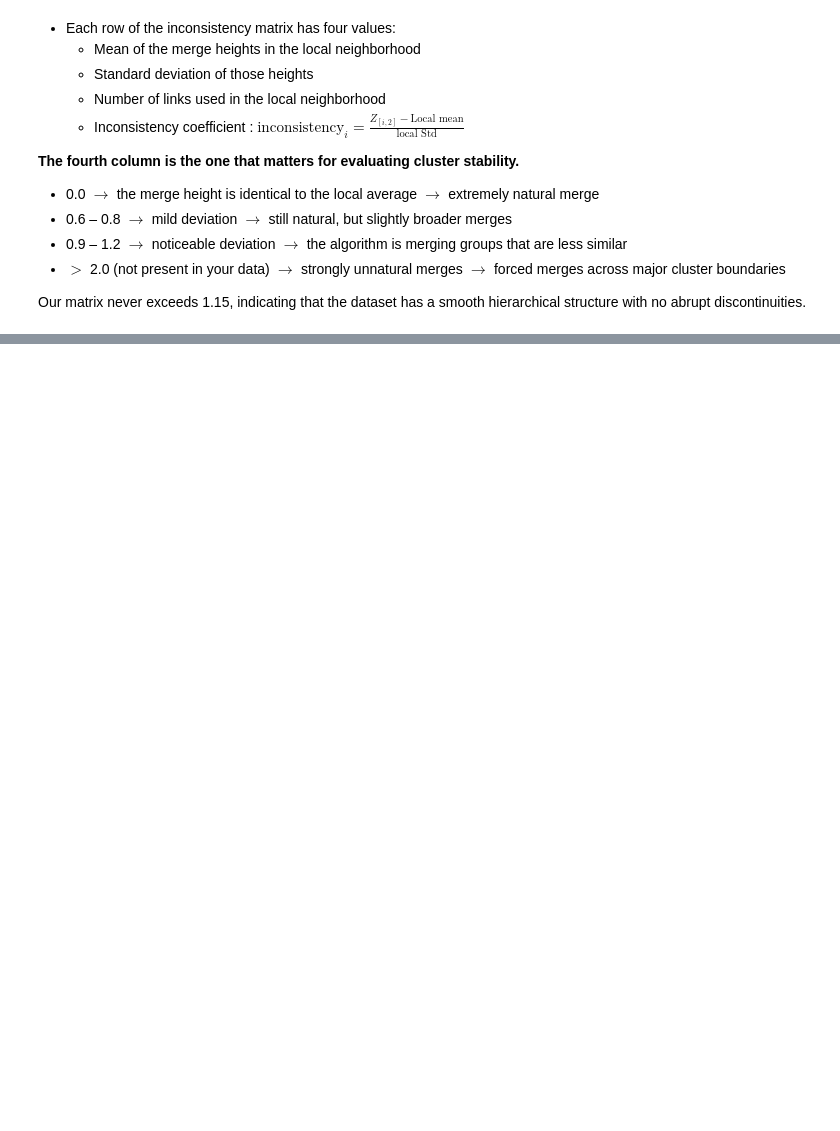
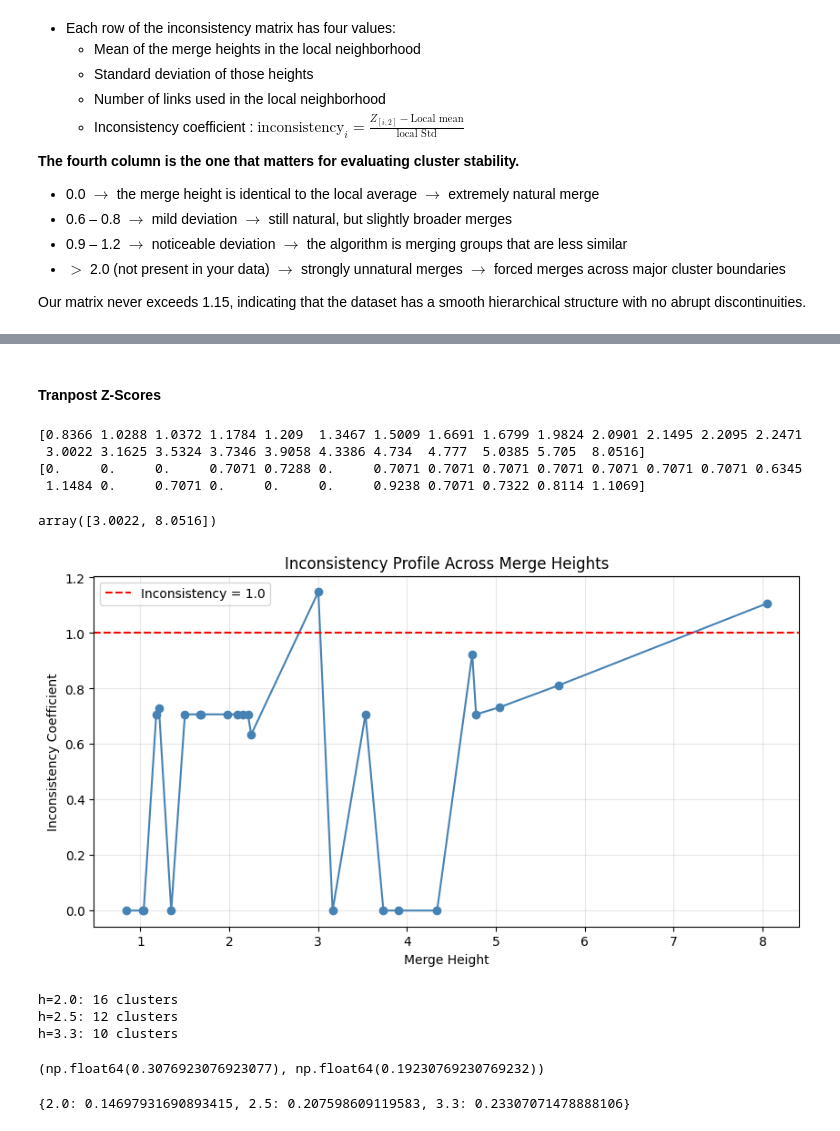
Before and after one commit to SirErikPak/ChicagoCrime, a Jupyter notebook: Notebook/ChicagoCrimeClusterAnalysis.ipynb, the cells around one changed output, grey strips where cells are left out. Saved outputs shown, nothing was run; the diff lists cells and outputs as text; code cells hidden in the pictures; blank space fills up the shorter version.

Commit message:
Refactor code structure for improved readability and maintainability

```diff
--- a/Notebook/ChicagoCrimeDataAnalysis.ipynb
+++ b/Notebook/ChicagoCrimeClusterAnalysis.ipynb
@@ -548,0 +443,55 @@ NameError: name 'cluster_trends' is not defined
+# %% [markdown]
+#### Tranpost Z-Scores
+# %%
+# Raw Tranpost linkage matrix, and this matrix tells the entire story of your dendrogram’s structure
+Z_t = g_t.dendrogram_col.linkage
+
+# Inconsistency coefficient column
+I_t = inconsistent(Z_t, 2)   # depth=2 is the standard choice
+# %%
+# Inspect inconsistency
+heights_t = Z_t[:, 2]
+incons_t = I_t[:, 3]
+
+print(heights_t)
+print(incons_t)
+# %% [output]
+[0.8366 1.0288 1.0372 1.1784 1.209  1.3467 1.5009 1.6691 1.6799 1.9824 2.0901 2.1495 2.2095 2.2471
+ 3.0022 3.1625 3.5324 3.7346 3.9058 4.3386 4.734  4.777  5.0385 5.705  8.0516]
+[0.     0.     0.     0.7071 0.7288 0.     0.7071 0.7071 0.7071 0.7071 0.7071 0.7071 0.7071 0.6345
+ 1.1484 0.     0.7071 0.     0.     0.     0.9238 0.7071 0.7322 0.8114 1.1069]
+# %%
+# Find merges with higher inconsistency,
+idx_high_t = np.where(incons_t > 1.0)[0]
+critical_heights_t = heights_t[idx_high_t]
+# Critical_heights are where merges start to be “stretched”.
+critical_heights_t
+# %% [output]
+array([3.0022, 8.0516])
+# %%
+plot.plot_cuts(heights_t, incons_t)
+# %% [output]
+[figure, added]
+# %%
+# Test these
+cuts_t = [2.0, 2.5, 3.3]
+# generate the cluster labels at each cut height
+labels_t = {h: fcluster(Z_t, t=h, criterion='distance') for h in cuts_t}
+
+for h in cuts_t:
+    n_clus = len(set(fcluster(Z_t, t=h, criterion='distance')))
+    print(f"h={h}: {n_clus} clusters")
+
+# score
+similarity(labels_t[2.0], labels_t[2.5]), similarity(labels_t[2.5], labels_t[3.3])
+# %% [output]
+h=2.0: 16 clusters
+h=2.5: 12 clusters
+h=3.3: 10 clusters
+(np.float64(0.3076923076923077), np.float64(0.19230769230769232))
+# %%
+# Silhouette score (cluster quality)
+scores = {h: silhouette_score(z_score, labels_t[h]) for h in labels_t}
+scores
+# %% [output]
+{2.0: 0.14697931690893415, 2.5: 0.207598609119583, 3.3: 0.23307071478888106}
```
Also changed, not shown: parts of 24 cells of this notebook, 1 other file.
